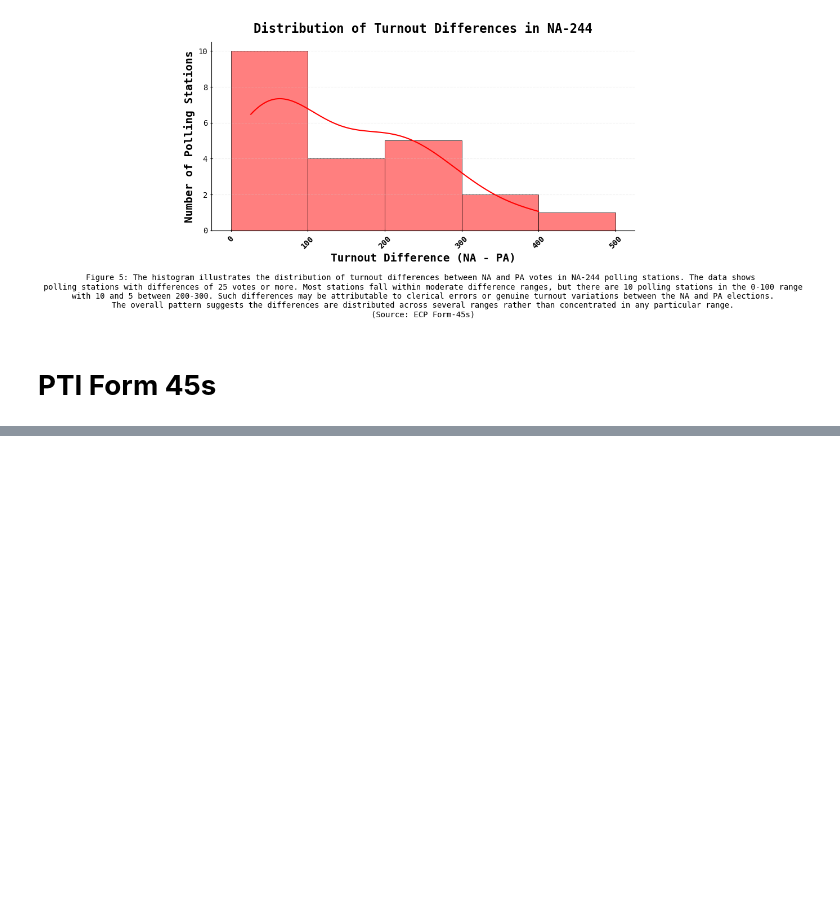
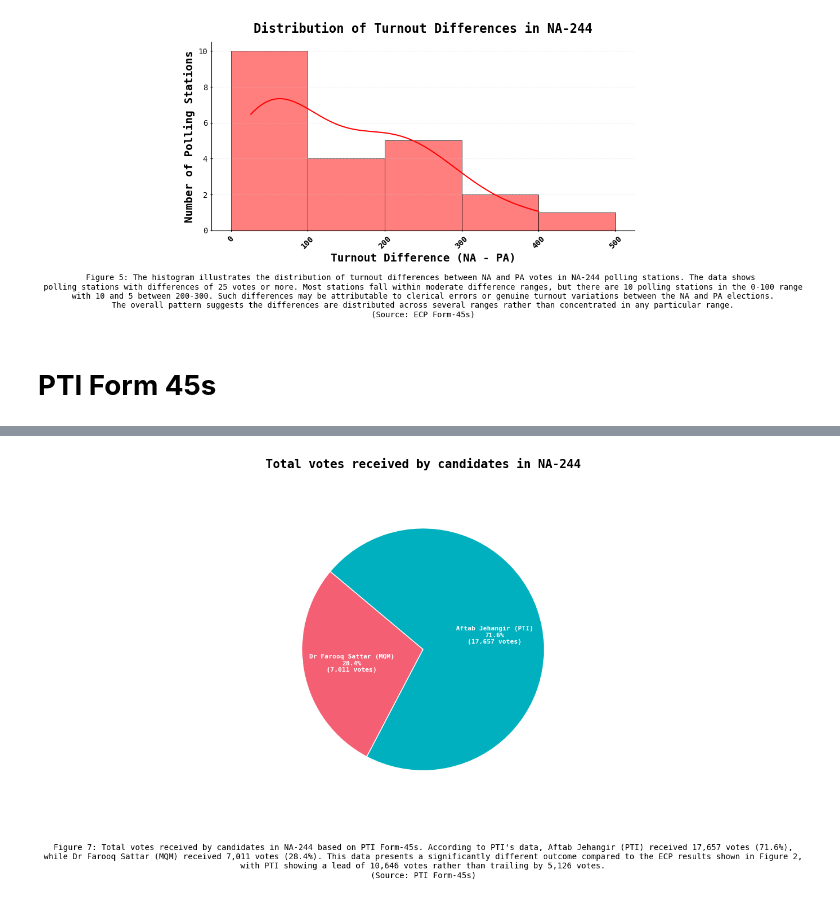
Before and after one commit to Aamil-Khan-Mahar/Karachi-NA, a Jupyter notebook: NA244/NA244.ipynb, the cells around one changed output, grey strips where cells are left out. Cells and saved outputs as stored; diff of their text form; code cells hidden in the pictures; blank space fills up the shorter version.

```diff
--- a/NA244/NA244.ipynb
+++ b/NA244/NA244.ipynb
@@ -347,0 +416,47 @@ This graph shows the number of polling stations won by the candidates in General
+# %%
+data_244_votes_pti = data_244_pti[['OPP_VOTES_PTI_NUM', 'PTI_VOTES_PTI_NUM']].sum()
+data_244_votes_pti.index = ['Dr Farooq Sattar (MQM)', 'Aftab Jehangir (PTI)']
+candidate_colors = {
+    'Dr Farooq Sattar (MQM)': pink,
+    'Aftab Jehangir (PTI)': blue
+}
+colors = [candidate_colors[name] for name in data_244_votes_pti.index]
+labels = data_244_votes_pti.index
+values = data_244_votes_pti.values
+def make_autopct(labels, values):
+    def my_autopct(pct):
+        val = int(round(pct * sum(values) / 100.0))
+        label = labels[my_autopct.i]
+        my_autopct.i += 1
+        return f'{label}\n{pct:.1f}%\n({val:,} votes)'
+    my_autopct.i = 0
+    return my_autopct
+plt.figure(figsize=(6, 8))
+wedges, texts, autotexts = plt.pie(
+    values,
+    labels=None,
+    autopct=make_autopct(labels, values),
+    startangle=140,
+    colors=colors,
+    wedgeprops={'edgecolor': 'white', 'linewidth': 1},
+    textprops={'fontsize': 8, 'weight': 'bold', 'color': 'white'}
+)
+plt.title('Total votes received by candidates in NA-244', fontsize=15, fontweight='bold', color='black')
+plt.axis('equal')
+plt.text(
+    0.5, -0.1,
+    'Figure 7: Total votes received by candidates in NA-244 based on PTI Form-45s. According to PTI\'s data, Aftab Jehangir (PTI) received 17,657 votes (71.6%),\n'
+    'while Dr Farooq Sattar (MQM) received 7,011 votes (28.4%). This data presents a significantly different outcome compared to the ECP results shown in Figure 2,\n'
+    'with PTI showing a lead of 10,646 votes rather than trailing by 5,126 votes.\n(Source: PTI Form-45s)',
+    wrap=False,
+    fontsize=10,
+    ha='center',
+    va='center',
+    transform=plt.gca().transAxes
+)
+
+plt.tight_layout()
+plt.savefig('./Graphs/Figure_7.png', dpi=600, bbox_inches='tight')
+plt.show()
+# %% [output]
+[figure, added]
```
Also changed, not shown: parts of 3 cells of this notebook, 1 other file.
